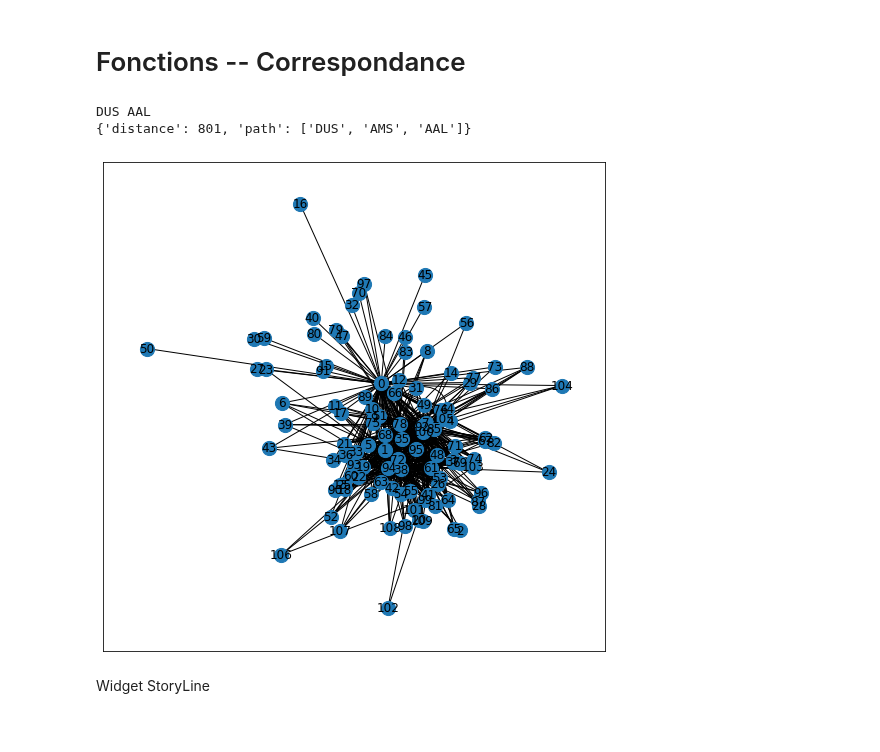
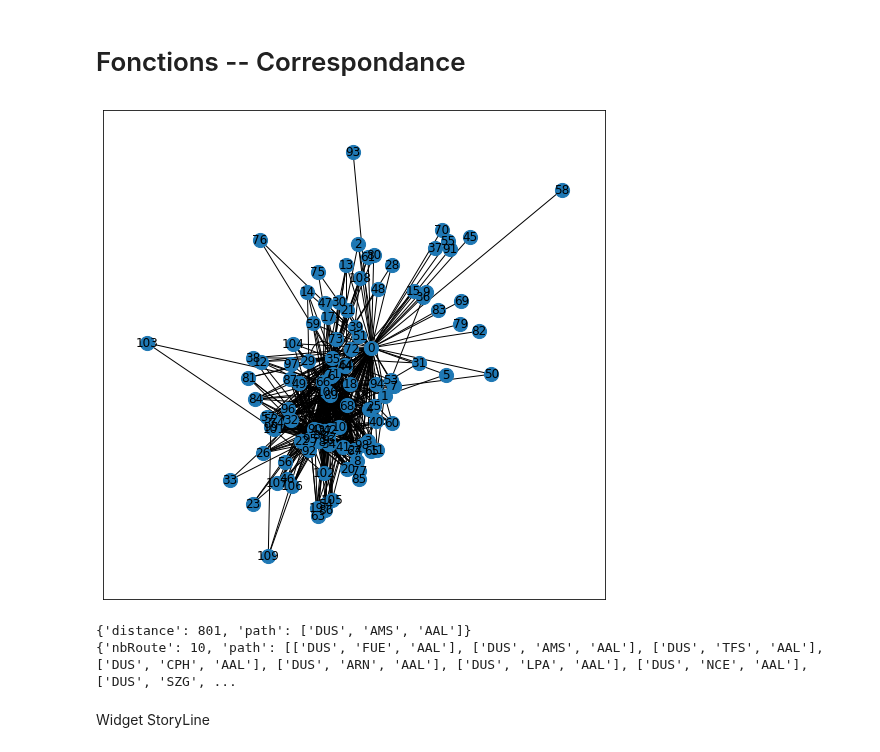
Before and after one commit to annevogel13/lifradaravion, a Jupyter notebook: NotebooksAnne/notebookFinaleAn.ipynb, the cells around one changed output. Saved outputs shown, nothing was run; the diff lists cells and outputs as text; code cells hidden in the pictures.

```diff
--- a/NotebooksAnne/notebookFinaleAn.ipynb
+++ b/NotebooksAnne/notebookFinaleAn.ipynb
@@ -280,26 +280,51 @@ def nombreDeCorrespondances(g : nx.Graph, codeStart, codeFin):
         listRetour.extend(creationEdges(g, listRefTotale, listRefInit[i], codeFin))
 
     return listRefTotale
-# %%
-def traitementComplet(aeroport_start : str, aeroport_fin : str):
-
-    aeroport_codeS = filtreDictAeroports('Name', aeroport_start)[0]
-    aeroport_codeE = filtreDictAeroports('Name', aeroport_fin)[0]
-    print(aeroport_codeS, aeroport_codeE)
-    g = nx.Graph();
-
-    list_ref = nombreDeCorrespondances(g, aeroport_codeS, aeroport_codeE)
-    resultat = dijkstra(g, list_ref.index(aeroport_codeS), list_ref.index(aeroport_codeE), list_ref)
-    print(resultat)
-    dessinerGraphe(g)
-
-s1 = dict_aeroports['DUS']['Name']
-s2 = dict_aeroports['AAL']['Name']
-traitementComplet(s1, s2)
-# %% [output]
-DUS AAL
-{'distance': 801, 'path': ['DUS', 'AMS', 'AAL']}
-[figure, removed]
+# %%
+def traitementRequest(aeroport_start : str, aeroport_fin : str, g : nx.Graph() = nx.Graph()):
+    '''
+        fonction qui fait le creation de graphe et qui transofrme les nom de airports en node de graphes
+        retour : graphe, list_ref (qui est le lien entre le nombr de nodes et le code de airports)
+    '''
+    aeroport_codeS = filtreDictAeroports('Name', aeroport_start)[0]
+    aeroport_codeE = filtreDictAeroports('Name', aeroport_fin)[0]
+
+    list_ref = nombreDeCorrespondances(g, aeroport_codeS, aeroport_codeE)
+    dessinerGraphe(g)
+
+    return g, list_ref
+
+def distancePlusCourte(graphe: nx.Graph, list_ref : list, aeroport_codeS, aeroport_codeE):
+    '''
+        fonction qui trouve le chemin de start aux fin avec le moins de distance possible
+        retour : dictionnaire en forme de {'distance' : .. , 'path' : [ path1, path2 ]}
+    '''
+    resultat = dijkstra(graphe, list_ref.index(aeroport_codeS), list_ref.index(aeroport_codeE), list_ref)
+    return resultat
+
+def routeAlternatives(graphe : nx.Graph, list_ref : list, int_start : int, int_end : int):
+    '''
+        fonction qui trouve tous les chemins de start aux fin avec le meme nombr de correspondances
+        que le route plus courte.
+        retour : dictionnaire en forme de {'nbRoute' : .. , 'path' : [ path1, path2 ]}
+    '''
+    r = list(nx.all_shortest_paths(graphe,source=int_start,target=int_end))
+    tmp = [];
+    for i in r:
+        tmp.append(list(map(lambda x : list_ref[x], i)))
+
+    return {"nbRoute" : len(tmp), "path": tmp}
+
+
+s1 = dict_aeroports['DUS']['Name']
+s2 = dict_aeroports['AAL']['Name']
+r = traitementRequest(s1, s2)
+print(distancePlusCourte(r[0], r[1], 'DUS', 'AAL')) # route moins de distance
+print(routeAlternatives(r[0], r[1], r[1].index('DUS'), r[1].index('AAL'))) # autres routes avec le meme nombre de correspondances
+# %% [output]
+[figure, added]
+{'distance': 801, 'path': ['DUS', 'AMS', 'AAL']}
+{'nbRoute': 10, 'path': [['DUS', 'FUE', 'AAL'], ['DUS', 'AMS', 'AAL'], ['DUS', 'TFS', 'AAL'], ['DUS', 'CPH', 'AAL'], ['DUS', 'ARN', 'AAL'], ['DUS', 'LPA', 'AAL'], ['DUS', 'NCE', 'AAL'], ['DUS', 'SZG', ...
 # %% [markdown]
 Widget StoryLine
 # %%
```
Also changed, not shown: parts of 5 cells of this notebook.
